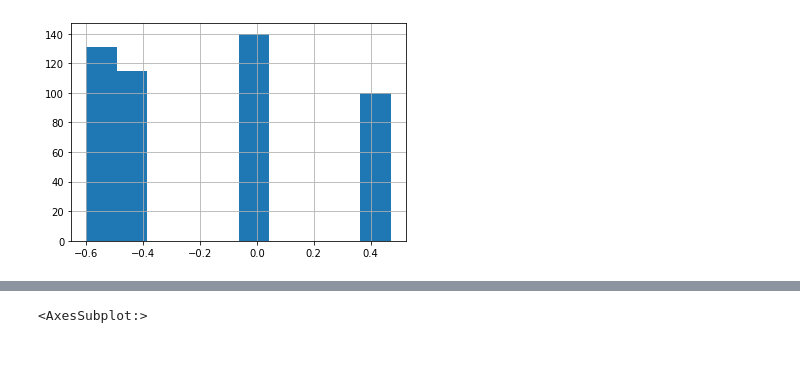
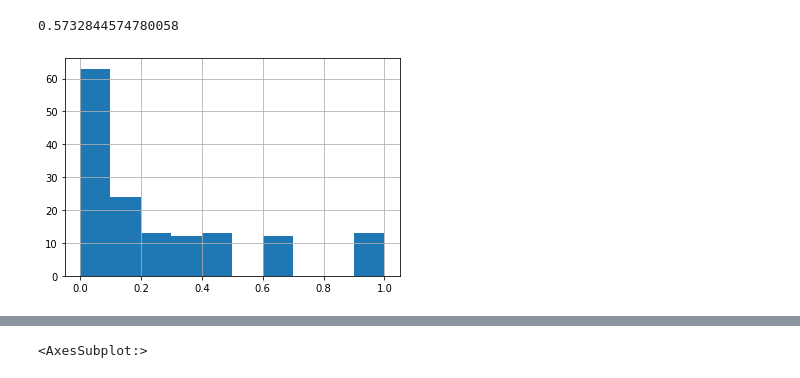
Before and after one commit to emdemor/ml-template, a Jupyter notebook: main.ipynb, the cells around one changed output, grey strips where cells are left out. Cells and saved outputs as stored; diff of their text form; code cells hidden in the pictures.

```diff
--- a/main.ipynb
+++ b/main.ipynb
@@ -23,6 +29,8 @@ data_config = get_config(filename="config/model.yaml")
 features_config = get_config(filename="config/features.yaml")
 
 X,y  = make_dataset(data_config, download_bases=False)
+
+X,y = build_features(X, y)
 
 X_train, X_test, y_train, y_test = train_test_split(X,y,stratify=y, test_size=0.25, random_state=42)
 
@@ -34,14 +42,15 @@ X_train = preprocessor.transform(X_train)
 
 X_test = preprocessor.transform(X_test)
 
-# classifier = LogisticRegression(solver="liblinear")
+classifier = RandomForestClassifier(n_estimators=110, random_state=42)
 
-# classifier.fit(X_train, y_train)
+classifier.fit(X_train, y_train)
 
-# f1_score(y_test,classifier.predict(X_test), average = 'weighted')
+f1_score(y_test,classifier.predict(X_test), average = 'weighted')
+# %% [output]
+0.5732844574780058
 # %%
-X_test['x_minimum'].hist()
-
+X_train['Na_to_K'].hist()
 plt.show()
 # %% [output]
-[figure, old version]
+[figure, new version]
```
Also changed, not shown: parts of 6 cells of this notebook.
